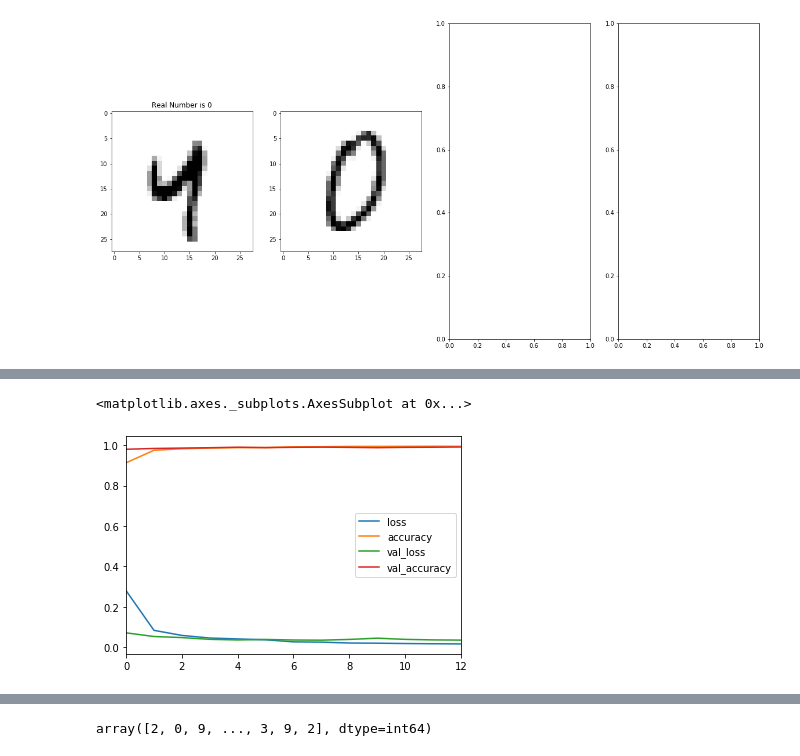
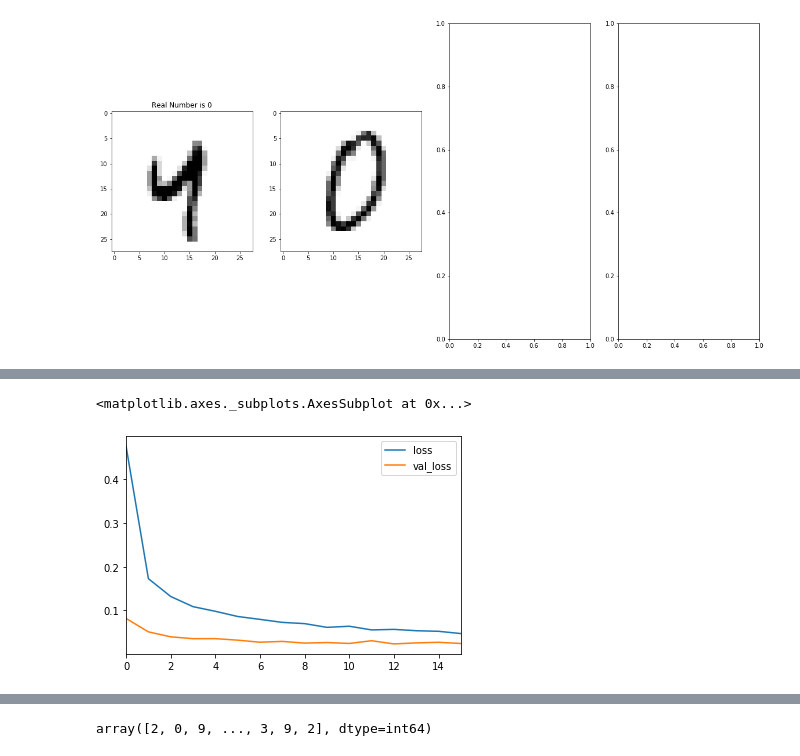
Before and after one commit to edshkim98/kaggle_MNIST, a Jupyter notebook: MNIST_CNN.ipynb, the cells around one changed output, grey strips where cells are left out. Drawn from its saved outputs; the diff is of its cells as text; code cells hidden in the pictures.

Commit message:
data augmentation 99.27%

```diff
--- a/MNIST_CNN.ipynb
+++ b/MNIST_CNN.ipynb
@@ -127,0 +182,4 @@ early_stop = EarlyStopping(monitor='val_loss', patience= 5)
+# %%
+datagen.fit(x_train1)
+# %%
+model.fit_generator(datagen.flow(x_train1, y_train1,batch_size=64), epochs=30, validation_data=(x_val1, y_val1), callbacks=[early_stop])
@@ -128,2 +205,2 @@ early_stop = EarlyStopping(monitor='val_loss', patience= 5)
 # %%
-model.fit(x_train1, y_train1, epochs=30, batch_size=64,validation_data=(x_val1, y_val1), callbacks=[early_stop])
+#model.fit(x_train1, y_train1, epochs=30, batch_size=64,validation_data=(x_val1, y_val1), callbacks=[early_stop])
@@ -149,7 +207,9 @@ Epoch 13/30
 # %%
 losses = pd.DataFrame(model.history.history)
+# %%
+loss = losses[['loss', 'val_loss']]
 # %%
-losses.plot()
+loss.plot()
 # %% [output]
 <matplotlib.axes._subplots.AxesSubplot at 0x...>
-[figure, old version]
+[figure, new version]
```
Also changed, not shown: parts of 23 cells of this notebook, 18 other files.
